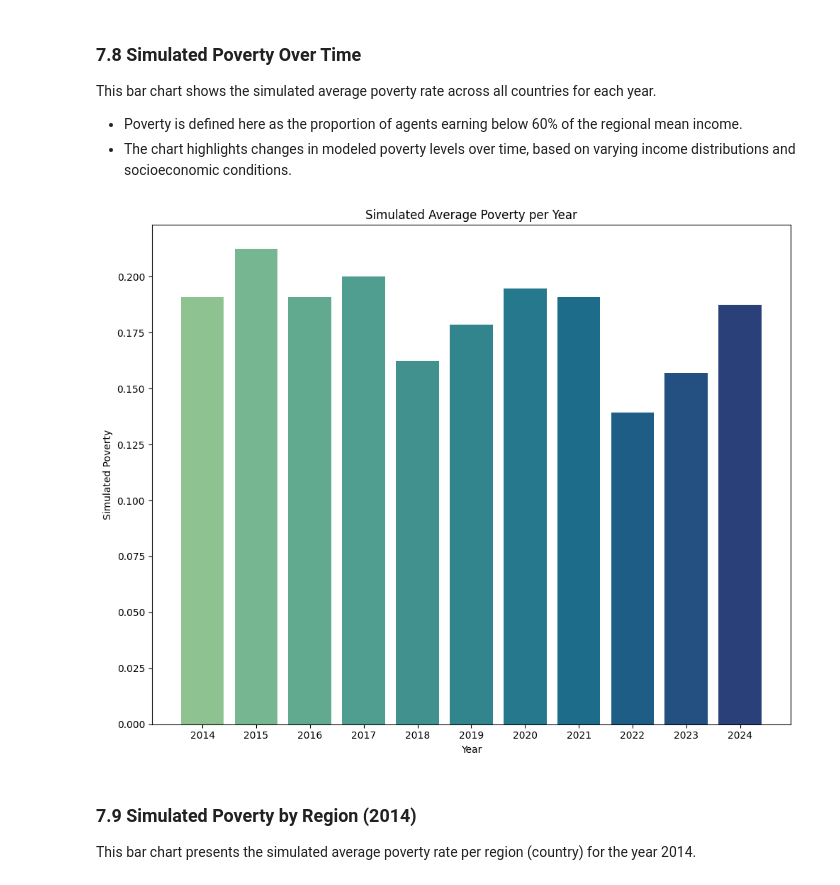
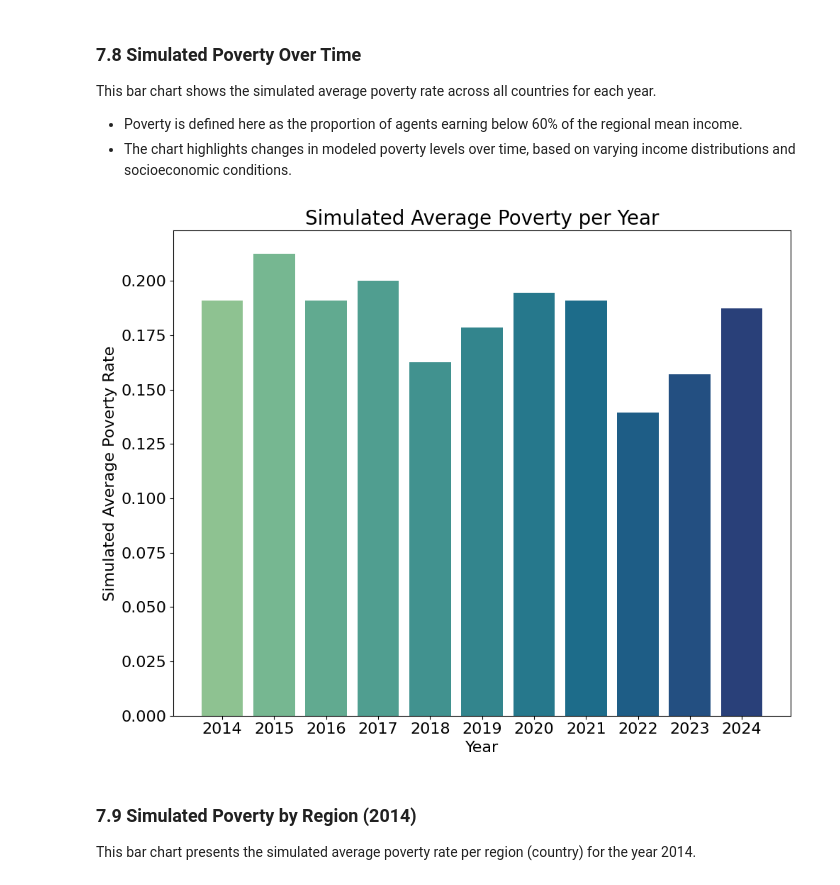
Before and after one commit to tinasophie15/CMSS_Project_Group_15, a Jupyter notebook: src/cmss_group_15.ipynb, the cells around one changed output. Saved outputs shown, nothing was run; the diff lists cells and outputs as text; code cells hidden in the pictures.

```diff
--- a/src/cmss_group_15.ipynb
+++ b/src/cmss_group_15.ipynb
@@ -812,20 +836,22 @@ This bar chart shows the simulated average poverty rate across all countries for
 # %%
 years = list(mean_opinions_over_years_all_factors.keys())
 frustration_means = list(poverty_mean_all_factors.values())
 
 palette = sns.color_palette("crest", len(years))
 colors = palette.as_hex()
 
 plt.figure(figsize=(10, 8))
 plt.bar(years, frustration_means, color=colors)
-plt.xlabel("Year")
-plt.ylabel("Simulated Poverty")
-plt.title("Simulated Average Poverty per Year")
+plt.xlabel("Year", fontsize=16)
+plt.ylabel("Simulated Average Poverty Rate", fontsize=16)
+plt.title("Simulated Average Poverty per Year", fontsize=20)
+plt.tick_params(axis='both', which='major', labelsize=16)
+plt.tick_params(axis='both', which='minor', labelsize=16)
 plt.tight_layout()
 plt.savefig(result_dir.joinpath("mean_poverty_over_years.pdf"), format="pdf")
 plt.show()
 # %% [output]
-[figure, old version]
+[figure, new version]
 # %% [markdown]
 ### 7.9 Simulated Poverty by Region (2014)
 
```
Also changed, not shown: parts of 14 cells of this notebook, 15 other files.
